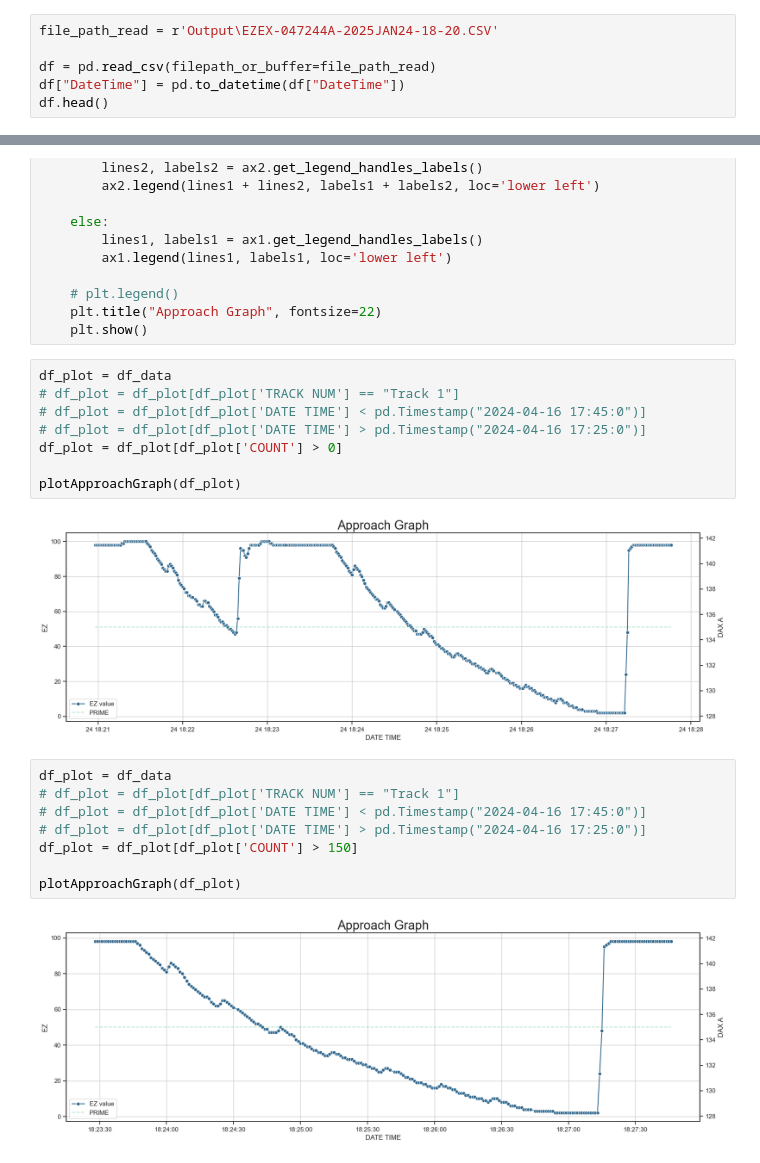
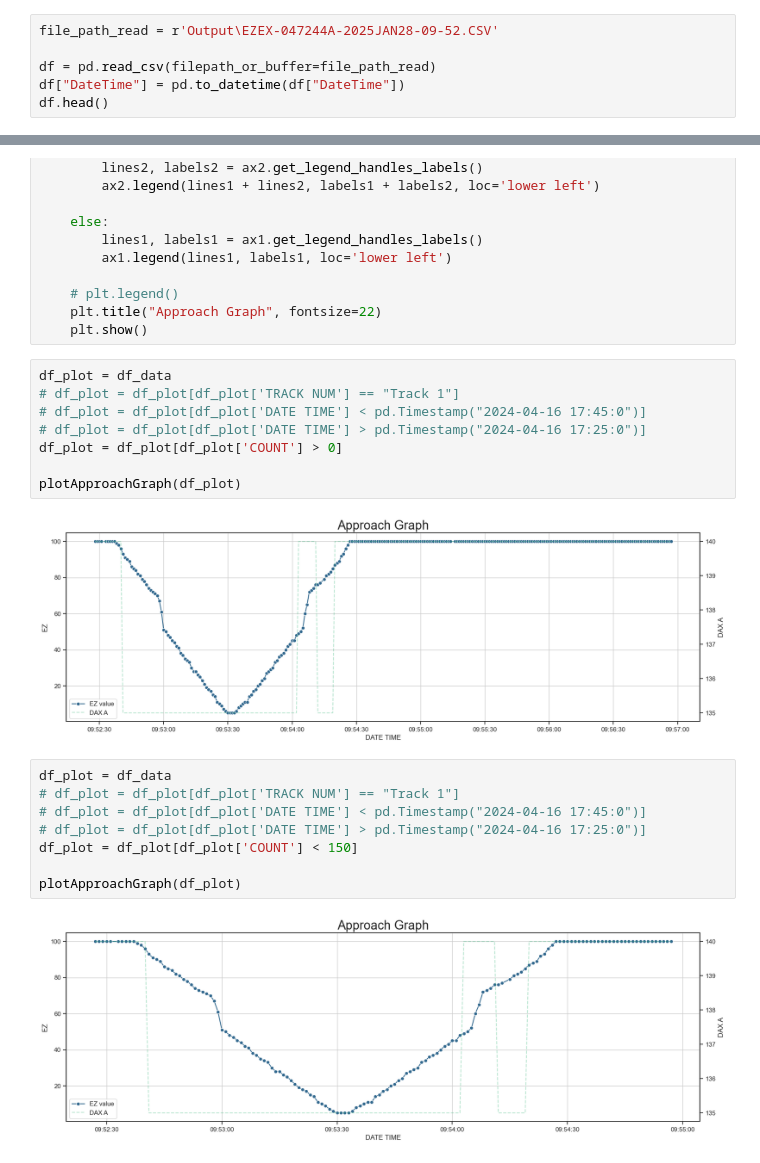
Before and after one commit to David-L-Roberts/GCP_Log_Parser, a Jupyter notebook: test_003.ipynb, the cells around one changed output, grey strips where cells are left out. Cells and saved outputs as stored; diff of their text form.

```diff
--- a/test_003.ipynb
+++ b/test_003.ipynb
@@ -12,7 +12,7 @@ import pandas as pd
 import matplotlib.pyplot as plt
 import seaborn as sns
 # %%
-file_path_read = r'Output\EZEX-047244A-2025JAN24-18-20.CSV'
+file_path_read = r'Output\EZEX-047244A-2025JAN28-09-52.CSV'
 
 df = pd.read_csv(filepath_or_buffer=file_path_read)
 df["DateTime"] = pd.to_datetime(df["DateTime"])
@@ -124,14 +124,14 @@ df_plot = df_plot[df_plot['COUNT'] > 0]
 
 plotApproachGraph(df_plot)
 # %% [output]
-[figure, old version]
+[figure, new version]
 # %%
 df_plot = df_data
 # df_plot = df_plot[df_plot['TRACK NUM'] == "Track 1"]
 # df_plot = df_plot[df_plot['DATE TIME'] < pd.Timestamp("2024-04-16 17:45:0")]
 # df_plot = df_plot[df_plot['DATE TIME'] > pd.Timestamp("2024-04-16 17:25:0")]
-df_plot = df_plot[df_plot['COUNT'] > 150]
+df_plot = df_plot[df_plot['COUNT'] < 150]
 
 plotApproachGraph(df_plot)
 # %% [output]
-[figure, old version]
+[figure, new version]
```
Also changed, not shown: parts of 2 cells of this notebook, 4 other files.
